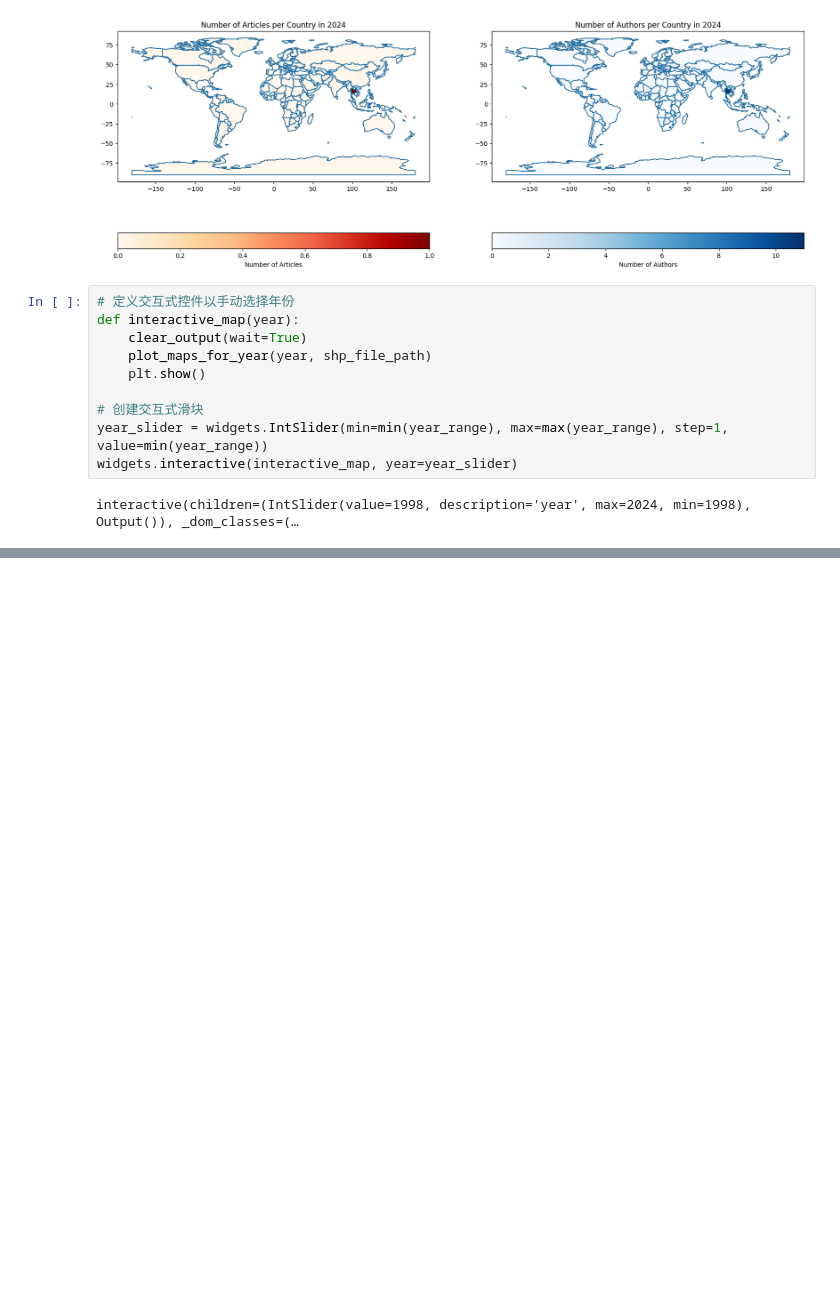
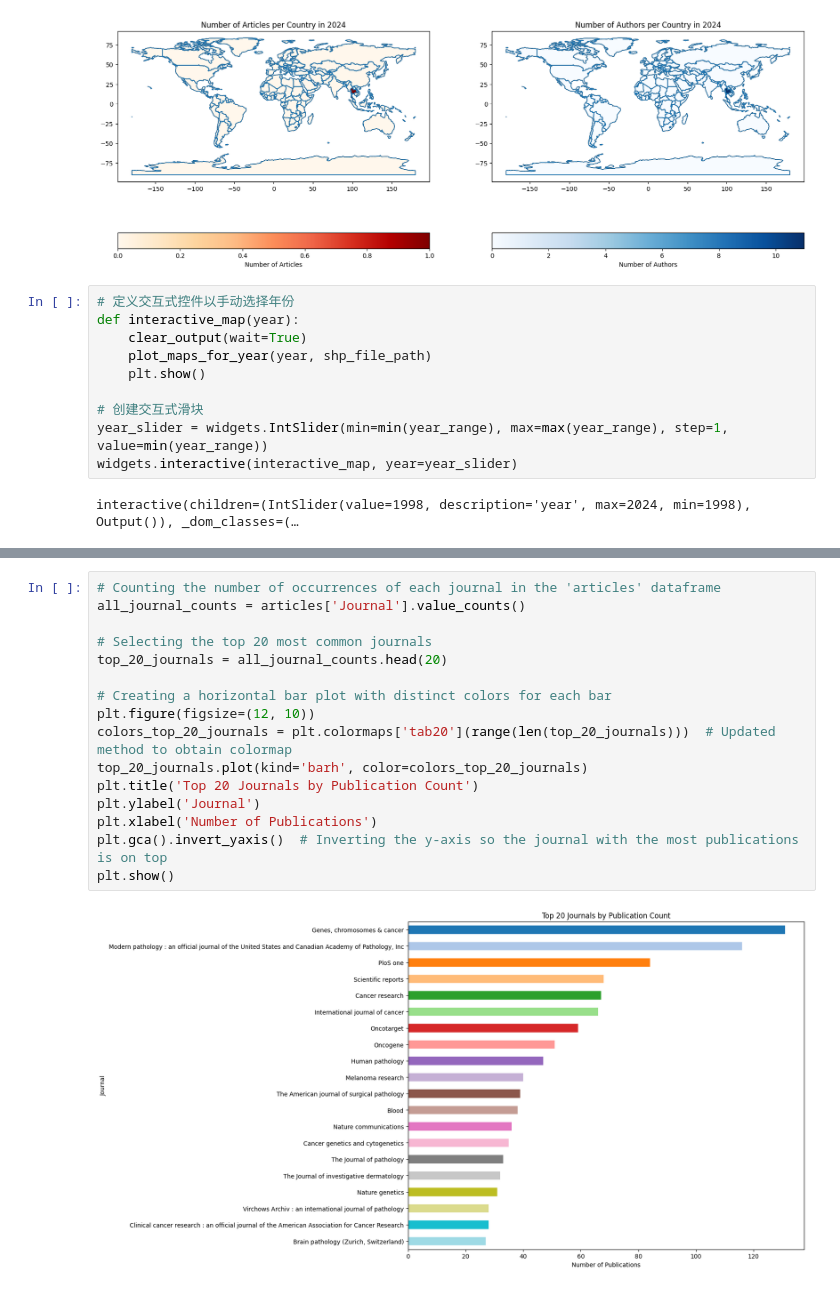
Before and after one commit to Sherryqilin/Assessment2_skills, a Jupyter notebook: Data processing and visualization_qilin.ipynb, the cells around one changed output, grey strips where cells are left out. Drawn from its saved outputs; the diff is of its cells as text; blank space fills up the shorter version.

Commit message:
Added analysis of journals (displayed in order of first author and journal)

```diff
--- a/Data processing and visualization_qilin.ipynb
+++ b/Data processing and visualization_qilin.ipynb
@@ -267,0 +355,18 @@ interactive(children=(IntSlider(value=1998, description='year', max=2024, min=19
+# %%
+# Counting the number of occurrences of each journal in the 'articles' dataframe
+all_journal_counts = articles['Journal'].value_counts()
+
+# Selecting the top 20 most common journals
+top_20_journals = all_journal_counts.head(20)
+
+# Creating a horizontal bar plot with distinct colors for each bar
+plt.figure(figsize=(12, 10))
+colors_top_20_journals = plt.colormaps['tab20'](range(len(top_20_journals)))  # Updated method to obtain colormap
+top_20_journals.plot(kind='barh', color=colors_top_20_journals)
+plt.title('Top 20 Journals by Publication Count')
+plt.ylabel('Journal')
+plt.xlabel('Number of Publications')
+plt.gca().invert_yaxis()  # Inverting the y-axis so the journal with the most publications is on top
+plt.show()
+# %% [output]
+[figure, added]
```
Also changed, not shown: parts of 4 cells of this notebook, 1 other file.
